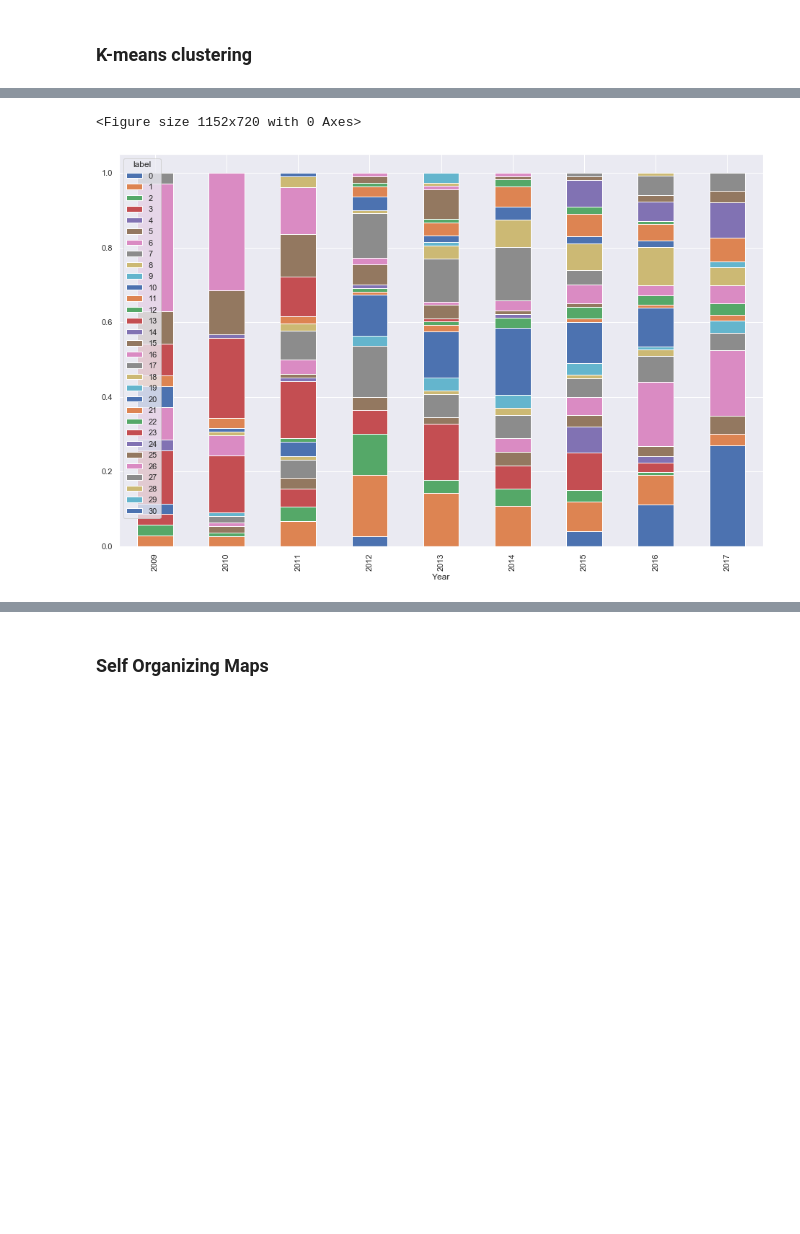
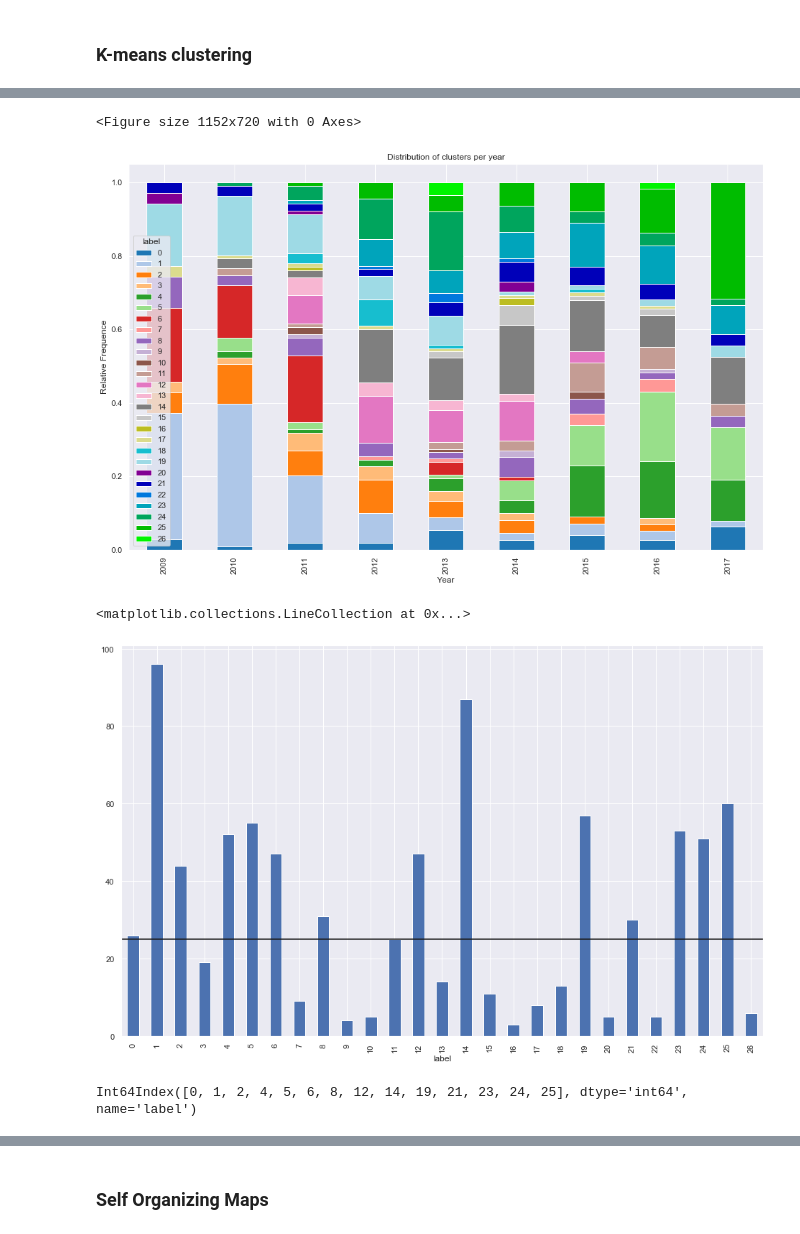
Before and after one commit to carlomarxdk/danish-parlament-text, a Jupyter notebook: 3_TF_IDF.ipynb, the cells around one changed output, grey strips where cells are left out. Drawn from its saved outputs; the diff is of its cells as text; code cells hidden in the pictures; blank space fills up the shorter version.

```diff
--- a/3_TF_IDF.ipynb
+++ b/3_TF_IDF.ipynb
@@ -146,8 +151,23 @@ sns.scatterplot(
 # %%
 plt.figure(figsize=(16,10))
-df_ = df_x.groupby(['Year', 'label'])['Meeting'].count().unstack()
-df_ = df_.div(df_.sum(axis=1),axis=0).plot(kind='bar', stacked=True,  figsize=(16,10))
+df_ = df_x.groupby(['Year', 'label'])['Meeting'].count().unstack().fillna(0)
+df_ = df_.div(df_.sum(axis=1),axis=0).plot(kind='bar', stacked=True,  figsize=(16,10),
+                                           color= sns.color_palette("tab20", 20) + sns.color_palette('nipy_spectral', 11))
+plt.title('Distribution of clusters per year')
+plt.ylabel('Relative Frequence')
 plt.show()
 # %% [output]
 <Figure size 1152x720 with 0 Axes>
-[figure, old version]
+[figure, new version]
+# %%
+plt.figure(figsize=(16,10))
+df_count = df_x.groupby(['label'])['Meeting'].count()
+df_count.plot(kind='bar')
+plt.hlines(y=25, xmin=-1, xmax=100)
+# %% [output]
+<matplotlib.collections.LineCollection at 0x...>
+[figure, added]
+# %%
+df_count[df_count>25].index
+# %% [output]
+Int64Index([0, 1, 2, 4, 5, 6, 8, 12, 14, 19, 21, 23, 24, 25], dtype='int64', name='label')
```
Also changed, not shown: parts of 8 cells of this notebook, 3 other files.
